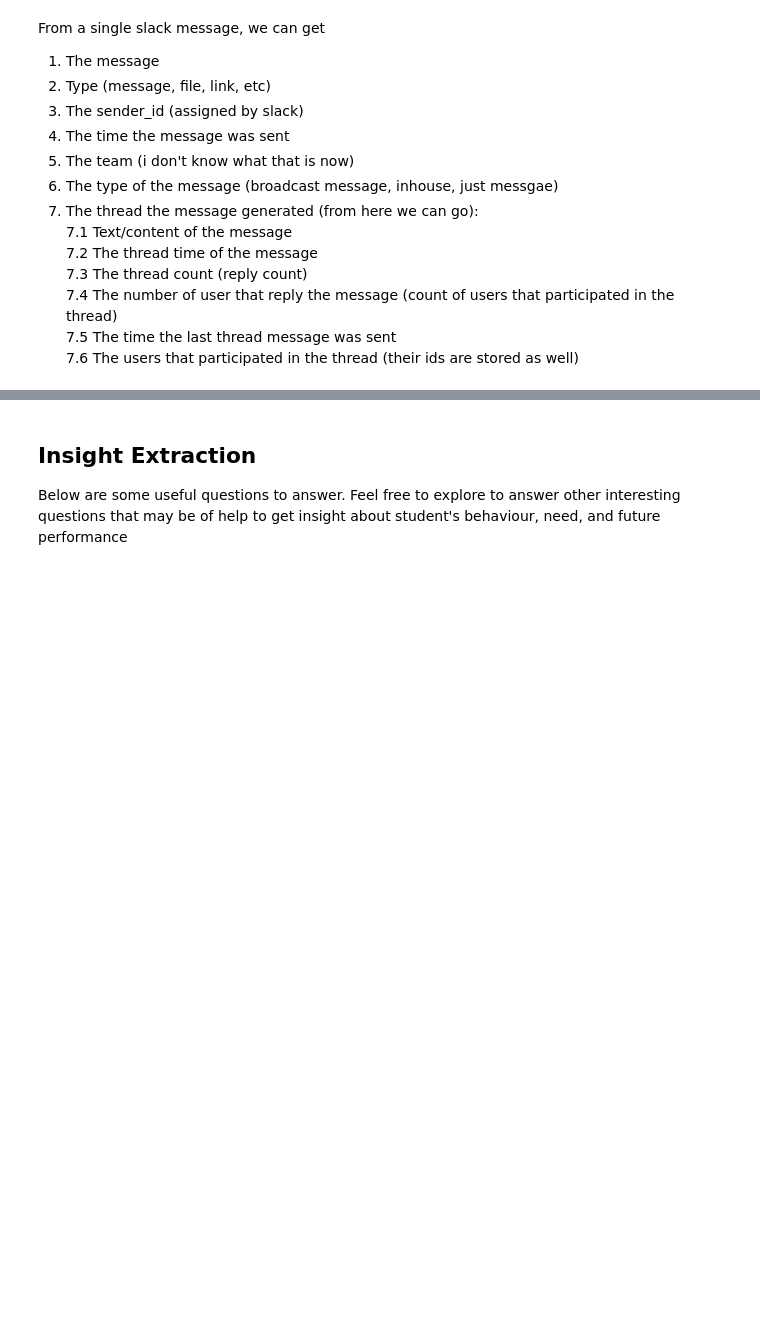
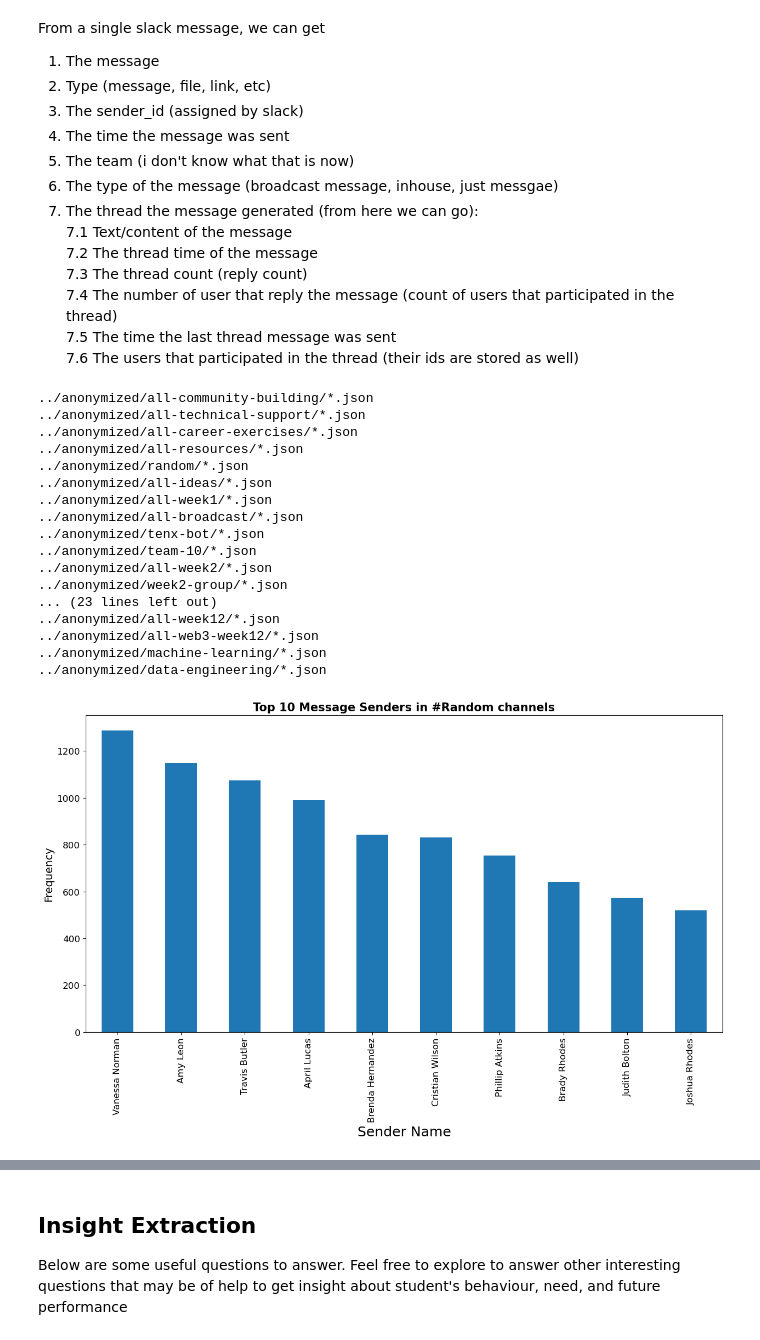
Before and after one commit to fanuelabebe/Cohort_week_0_repo, a Jupyter notebook: notebooks/parse_slack_data.ipynb, the cells around one changed output, grey strips where cells are left out. Cells and saved outputs as stored; diff of their text form; code cells hidden in the pictures; blank space fills up the shorter version.

Commit message:
- Appended all read messages from all channels - Did an EDA Analysis for message count for N users

```diff
--- a/notebooks/parse_slack_data.ipynb
+++ b/notebooks/parse_slack_data.ipynb
@@ -157,0 +46,31 @@ def get_community_participation(path):
+# %%
+
+slack_loader = SlackDataLoader(f'../anonymized/')
+channels = slack_loader.get_channels()
+# Iterate through names from channels and feed it to slack loader
+dfList = []
+for channel in channels:
+    df = slack_loader.slack_parser(channel['name'])
+    dfList.append(df)
+joinedDf = pd.concat(dfList)
+# Get 10 top and 10 bottom messages count by sender name
+get_top_N_user(joinedDf,10)
+# %% [output]
+../anonymized/all-community-building/*.json
+../anonymized/all-technical-support/*.json
+../anonymized/all-career-exercises/*.json
+../anonymized/all-resources/*.json
+../anonymized/random/*.json
+../anonymized/all-ideas/*.json
+../anonymized/all-week1/*.json
+../anonymized/all-broadcast/*.json
+../anonymized/tenx-bot/*.json
+../anonymized/team-10/*.json
+../anonymized/all-week2/*.json
+../anonymized/week2-group/*.json
+... (23 lines left out)
+../anonymized/all-week12/*.json
+../anonymized/all-web3-week12/*.json
+../anonymized/machine-learning/*.json
+../anonymized/data-engineering/*.json
+[figure, added]
```
Also changed, not shown: parts of 3 cells of this notebook, 3 other files.
